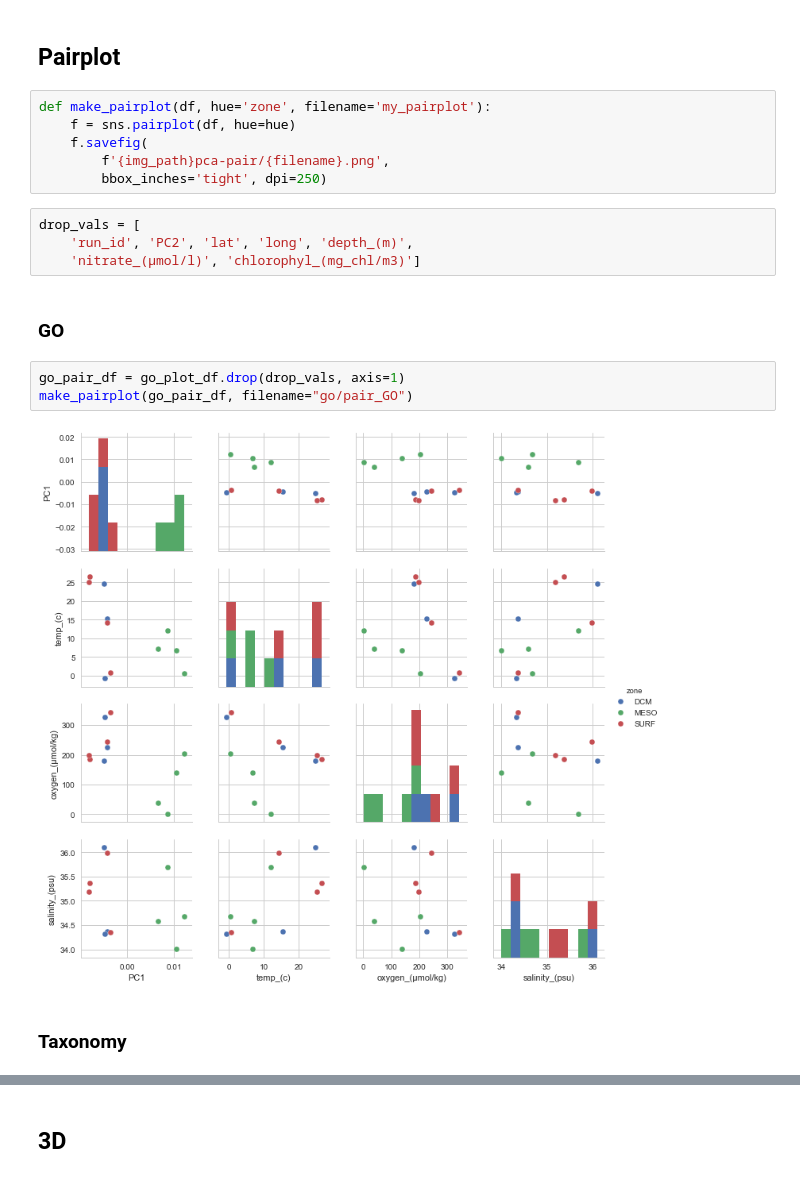
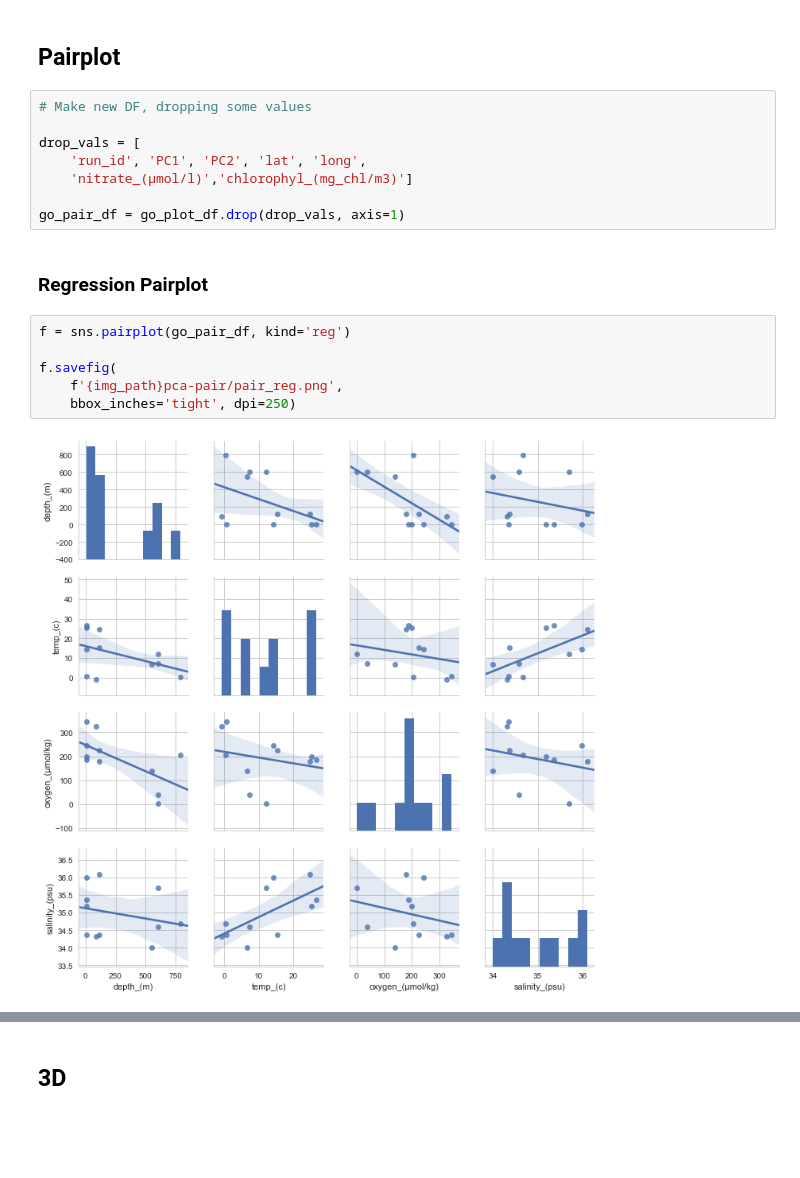
Before and after one commit to dustinmichels/biol338-final-project, a Jupyter notebook: analysis/scripts/PCA.ipynb, the cells around one changed output, grey strips where cells are left out. Saved outputs shown, nothing was run; the diff lists cells and outputs as text; blank space fills up the shorter version.

```diff
--- a/analysis/scripts/PCA.ipynb
+++ b/analysis/scripts/PCA.ipynb
@@ -170,21 +172,20 @@ for val in categories:
 # %% [markdown]
 ## Pairplot
+# %%
+# Make new DF, dropping some values
+
+drop_vals = [
+    'run_id', 'PC1', 'PC2', 'lat', 'long',
+    'nitrate_(µmol/l)','chlorophyl_(mg_chl/m3)']
+
+go_pair_df = go_plot_df.drop(drop_vals, axis=1)
+# %% [markdown]
+### Regression Pairplot
 # %%
-def make_pairplot(df, hue='zone', filename='my_pairplot'):
-    f = sns.pairplot(df, hue=hue)
-    f.savefig(
-        f'{img_path}pca-pair/{filename}.png',
-        bbox_inches='tight', dpi=250)
+f = sns.pairplot(go_pair_df, kind='reg')
+
+f.savefig(
+    f'{img_path}pca-pair/pair_reg.png',
+    bbox_inches='tight', dpi=250)
+# %% [output]
+[figure, added]
-# %%
-drop_vals = [
-    'run_id', 'PC2', 'lat', 'long', 'depth_(m)',
-    'nitrate_(µmol/l)', 'chlorophyl_(mg_chl/m3)']
-# %% [markdown]
-### GO
-# %%
-go_pair_df = go_plot_df.drop(drop_vals, axis=1)
-make_pairplot(go_pair_df, filename="go/pair_GO")
-# %% [output]
-[figure, removed]
-# %% [markdown]
-### Taxonomy
```
Also changed, not shown: parts of 7 cells of this notebook, 51 other files.
